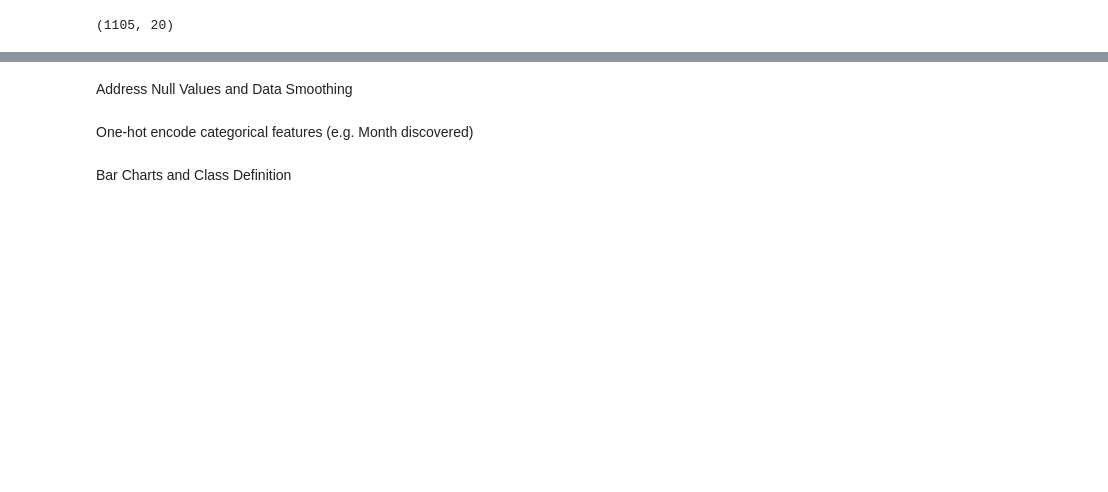
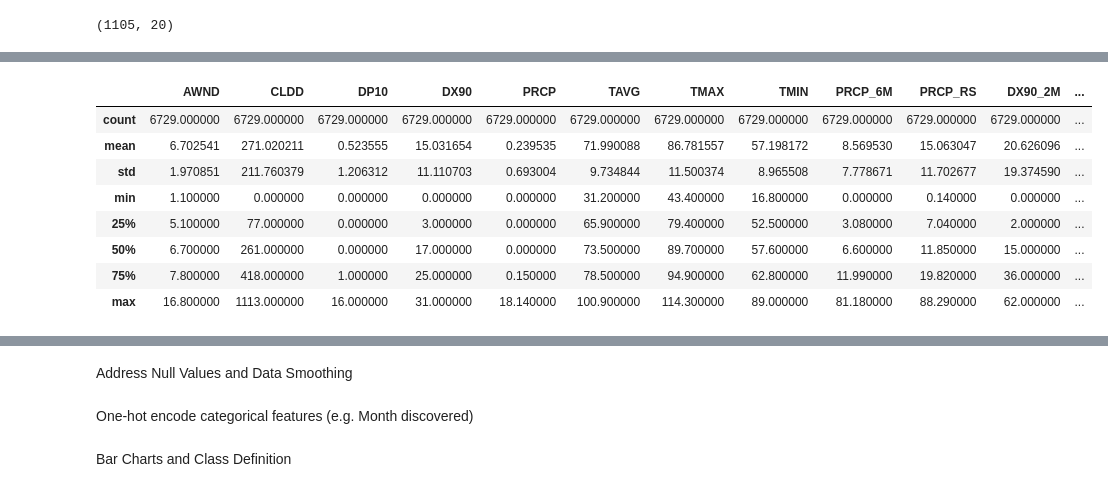
Before and after one commit to mnocerino23/Wildfire-Forecaster, a Jupyter notebook: Classifiers.ipynb, the cells around one changed output, grey strips where cells are left out. Saved outputs shown, nothing was run; the diff lists cells and outputs as text; code cells hidden in the pictures; blank space fills up the shorter version.

```diff
--- a/Classifiers.ipynb
+++ b/Classifiers.ipynb
@@ -174,3 +373,13 @@ wildfire_set2.info()
 # %%
-wildfire_set1.describe()
+wildfire1.describe()
+# %% [output]
+|  | AWND | CLDD | DP10 | DX90 | PRCP | TAVG | TMAX | TMIN | PRCP_6M | PRCP_RS | DX90_2M | ... |
+| count | 6729.000000 | 6729.000000 | 6729.000000 | 6729.000000 | 6729.000000 | 6729.000000 | 6729.000000 | 6729.000000 | 6729.000000 | 6729.000000 | 6729.000000 | ... |
+| mean | 6.702541 | 271.020211 | 0.523555 | 15.031654 | 0.239535 | 71.990088 | 86.781557 | 57.198172 | 8.569530 | 15.063047 | 20.626096 | ... |
+| std | 1.970851 | 211.760379 | 1.206312 | 11.110703 | 0.693004 | 9.734844 | 11.500374 | 8.965508 | 7.778671 | 11.702677 | 19.374590 | ... |
+| min | 1.100000 | 0.000000 | 0.000000 | 0.000000 | 0.000000 | 31.200000 | 43.400000 | 16.800000 | 0.000000 | 0.140000 | 0.000000 | ... |
+| 25% | 5.100000 | 77.000000 | 0.000000 | 3.000000 | 0.000000 | 65.900000 | 79.400000 | 52.500000 | 3.080000 | 7.040000 | 2.000000 | ... |
+| 50% | 6.700000 | 261.000000 | 0.000000 | 17.000000 | 0.000000 | 73.500000 | 89.700000 | 57.600000 | 6.600000 | 11.850000 | 15.000000 | ... |
+| 75% | 7.800000 | 418.000000 | 1.000000 | 25.000000 | 0.150000 | 78.500000 | 94.900000 | 62.800000 | 11.990000 | 19.820000 | 36.000000 | ... |
+| max | 16.800000 | 1113.000000 | 16.000000 | 31.000000 | 18.140000 | 100.900000 | 114.300000 | 89.000000 | 81.180000 | 88.290000 | 62.000000 | ... |
 # %%
```
Also changed, not shown: parts of 33 cells of this notebook.
